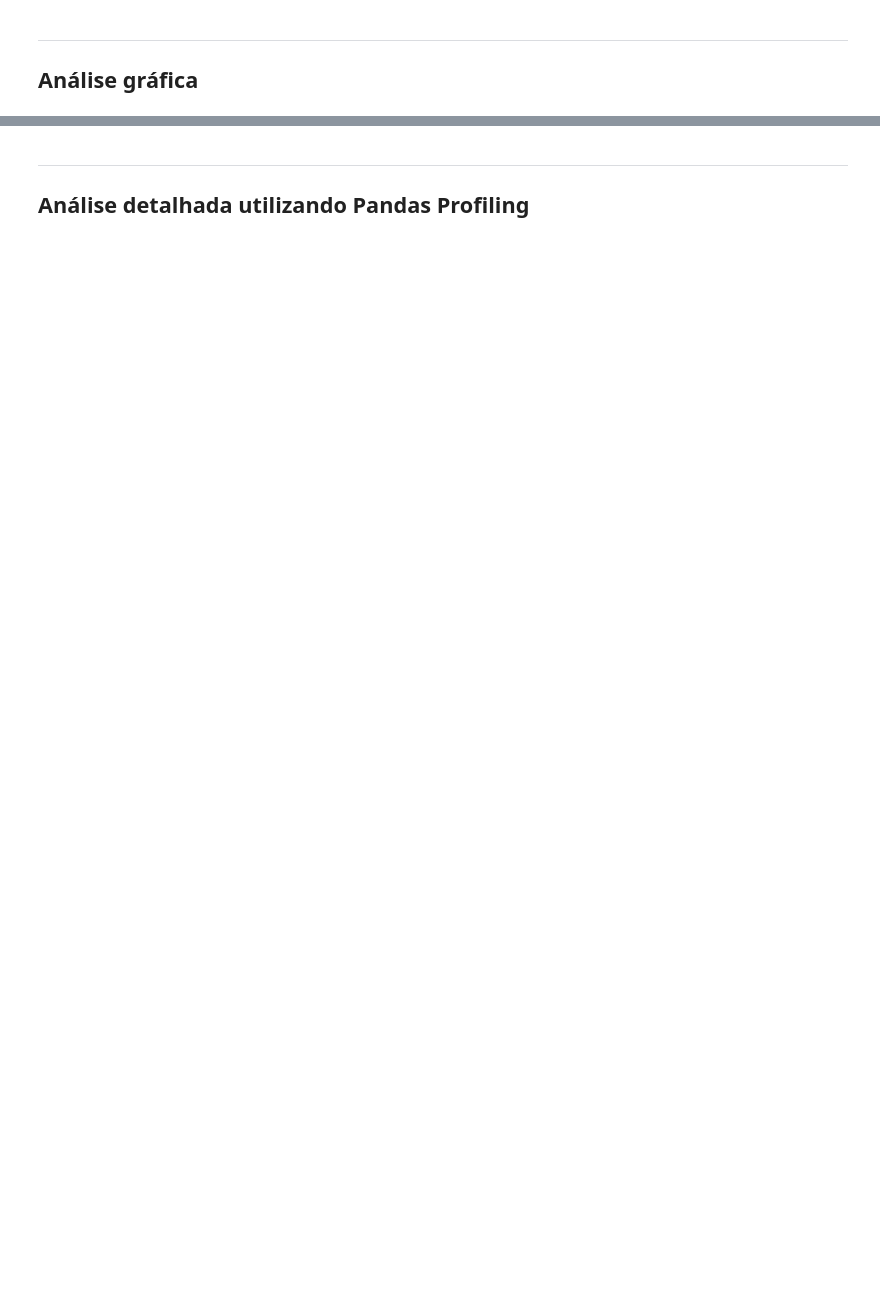
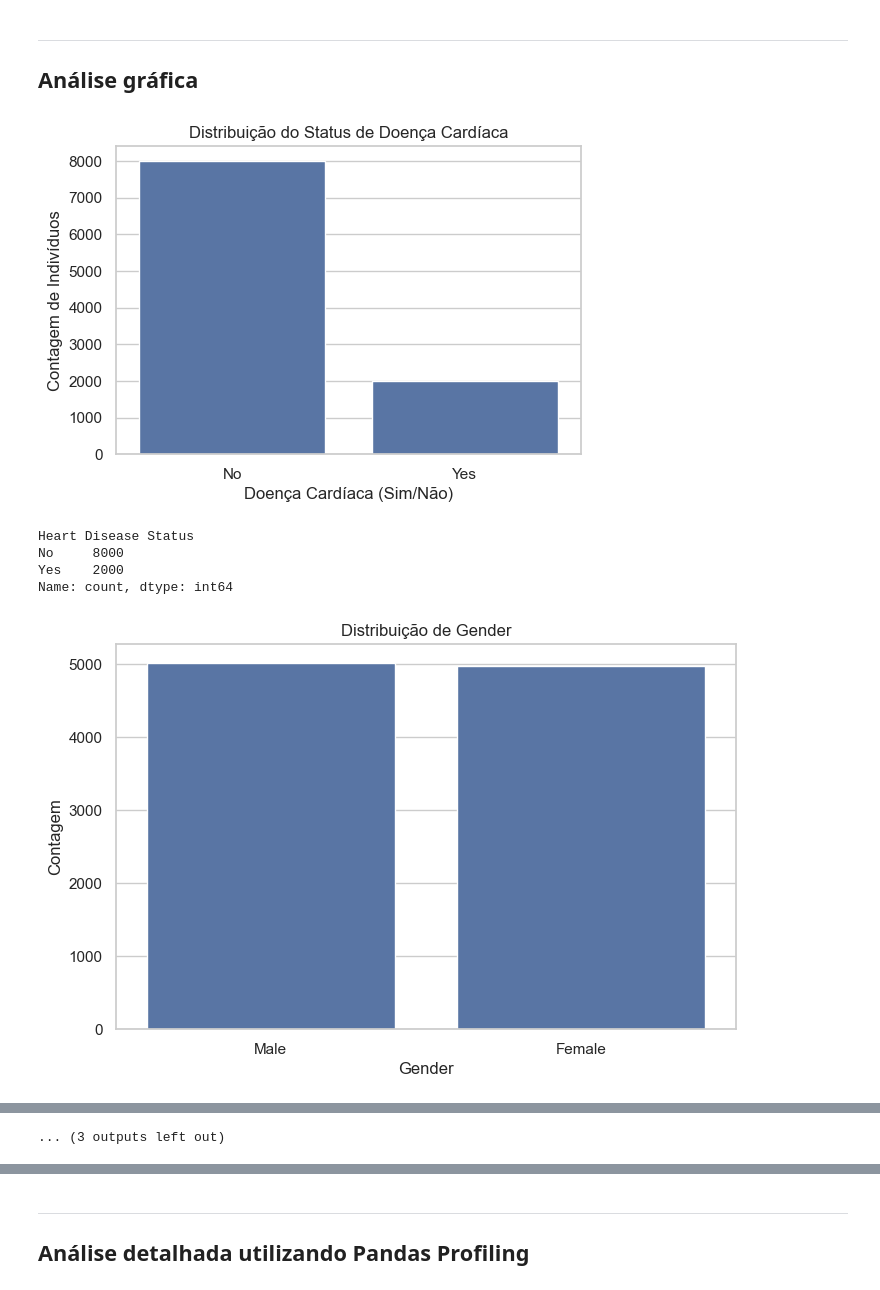
Before and after one commit to antrafa/fiap-tech-challenge-6IADT, a Jupyter notebook: src/notebooks/tech_challenge_fase1.ipynb, the cells around one changed output, grey strips where cells are left out. Cells and saved outputs as stored; diff of their text form; code cells hidden in the pictures; blank space fills up the shorter version.

```diff
--- a/src/notebooks/tech_challenge_fase1.ipynb
+++ b/src/notebooks/tech_challenge_fase1.ipynb
@@ -177,0 +269,9 @@ O comando `describe` exibe estatísticas descritivas básicas para cada coluna n
+# %%
+numerical_cols_with_na = base_tratada.select_dtypes(include=['float64', 'int64']).columns.tolist()
+
+print("\nImputando valores nulos em colunas numéricas com a mediana...")
+for col in numerical_cols_with_na:
+    if base_tratada[col].isnull().any():
+        median_val = base_tratada[col].median()
+        base_tratada[col] = base_tratada[col].fillna(median_val)
+        print(f"  - Coluna '{col}': nulos preenchidos com a mediana ({median_val}).")
@@ -177,0 +294,10 @@ O comando `describe` exibe estatísticas descritivas básicas para cada coluna n
+# %%
+categorical_cols_with_na = base_tratada.select_dtypes(include='object').columns.tolist()
+categorical_cols_with_na.remove('Heart Disease Status')
+
+print("\nImputando valores nulos em colunas categóricas com a moda...")
+for col in categorical_cols_with_na:
+    if base_tratada[col].isnull().any():
+        mode_val = base_tratada[col].mode()[0]
+        base_tratada[col] = base_tratada[col].fillna(mode_val)
+        print(f"  - Coluna '{col}': nulos preenchidos com a moda ('{mode_val}').")
@@ -180,9 +364,67 @@ O comando `describe` exibe estatísticas descritivas básicas para cada coluna n
 
 ## Análise gráfica
 # %%
+# --- 1. Gráfico da Variável Alvo ---
 plt.figure(figsize=(6, 4))
-sns.countplot(x='Heart Disease Status', data=base)
+sns.countplot(x='Heart Disease Status', data=base_tratada)
 plt.title('Distribuição do Status de Doença Cardíaca')
 plt.xlabel('Doença Cardíaca (Sim/Não)')
 plt.ylabel('Contagem de Indivíduos')
 plt.show()
+print(base_tratada['Heart Disease Status'].value_counts())
+
+
+# --- 2. Exemplos de Gráficos para Variáveis Categóricas (Após Imputação) ---
+# Escolha algumas das mais relevantes ou que tinham nulos
+categorical_cols_for_plot = ['Gender', 'Exercise Habits', 'Alcohol Consumption', 'Smoking']
+
+for col in categorical_cols_for_plot:
+    plt.figure(figsize=(8, 5))
+    sns.countplot(x=col, data=base_tratada, order=base_tratada[col].value_counts().index) # Ordena por frequência
+    plt.title(f'Distribuição de {col}')
+    plt.xlabel(col)
+    plt.ylabel('Contagem')
+    plt.show()
+
+
+# --- 3. Exemplos de Gráficos para Variáveis Numéricas (Histogramas e Boxplots) ---
+# Escolha algumas das mais relevantes
+numerical_cols_for_plot = ['Age', 'Blood Pressure', 'Cholesterol Level', 'BMI', 'Sleep Hours']
+
+for col in numerical_cols_for_plot:
+    plt.figure(figsize=(12, 5))
+
+    # Subplot para Histograma
+    plt.subplot(1, 2, 1) # 1 linha, 2 colunas, 1º gráfico
+    sns.histplot(base_tratada[col], kde=True, bins=20)
+    plt.title(f'Distribuição de {col}')
+    plt.xlabel(col)
+    plt.ylabel('Frequência')
+
+    # Subplot para Boxplot
+    plt.subplot(1, 2, 2) # 1 linha, 2 colunas, 2º gráfico
+    sns.boxplot(y=base_tratada[col])
+    plt.title(f'Boxplot de {col}')
+    plt.ylabel(col)
+
+    plt.tight_layout() # Ajusta o layout para evitar sobreposição
+    plt.show()
+
+# --- 4. Relação entre Variáveis Numéricas e a Variável Alvo (Boxplots Divididos) ---
+# Escolha algumas colunas numéricas para comparar com 'Heart Disease Status'
+numerical_cols_for_relation_plot = ['Age', 'Cholesterol Level', 'Blood Pressure', 'BMI']
+
+for col in numerical_cols_for_relation_plot:
+    plt.figure(figsize=(8, 5))
+    sns.boxplot(x='Heart Disease Status', y=col, data=base_tratada)
+    plt.title(f'Distribuição de {col} por Status de Doença Cardíaca')
+    plt.xlabel('Doença Cardíaca (Sim/Não)')
+    plt.ylabel(col)
+    plt.show()
+# %% [output]
+[figure, added]
+Heart Disease Status
+No     8000
+Yes    2000
+Name: count, dtype: int64
+[figure, added]
@@ -188,0 +440 @@ plt.show()
+... (3 outputs left out)
```
Also changed, not shown: parts of 27 cells of this notebook, 1 other file.
